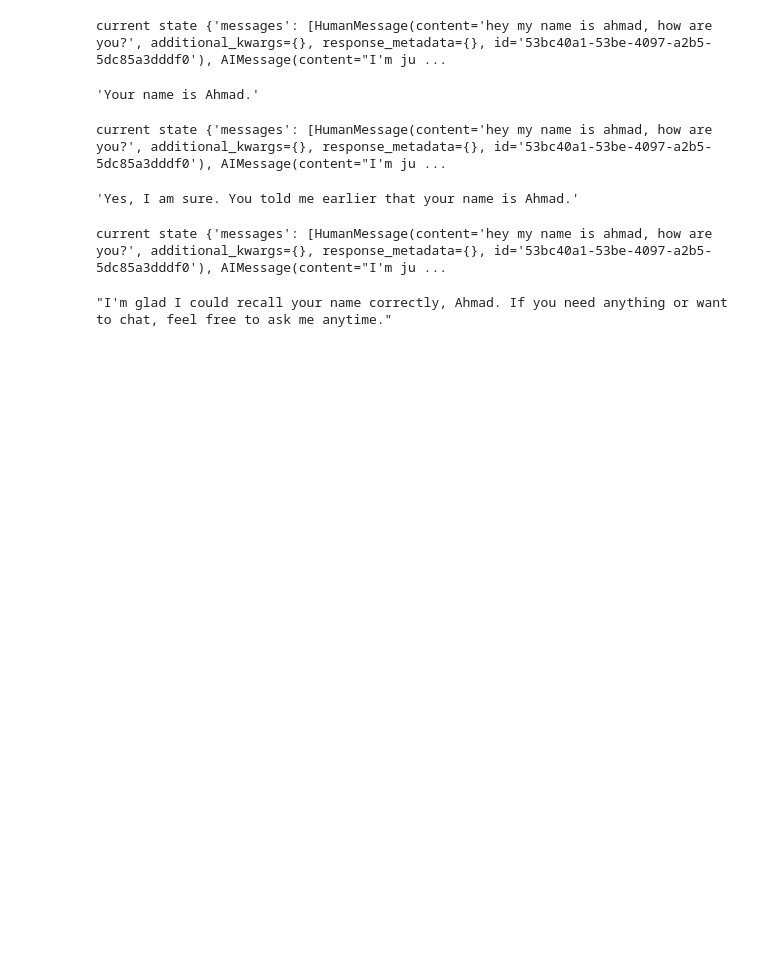
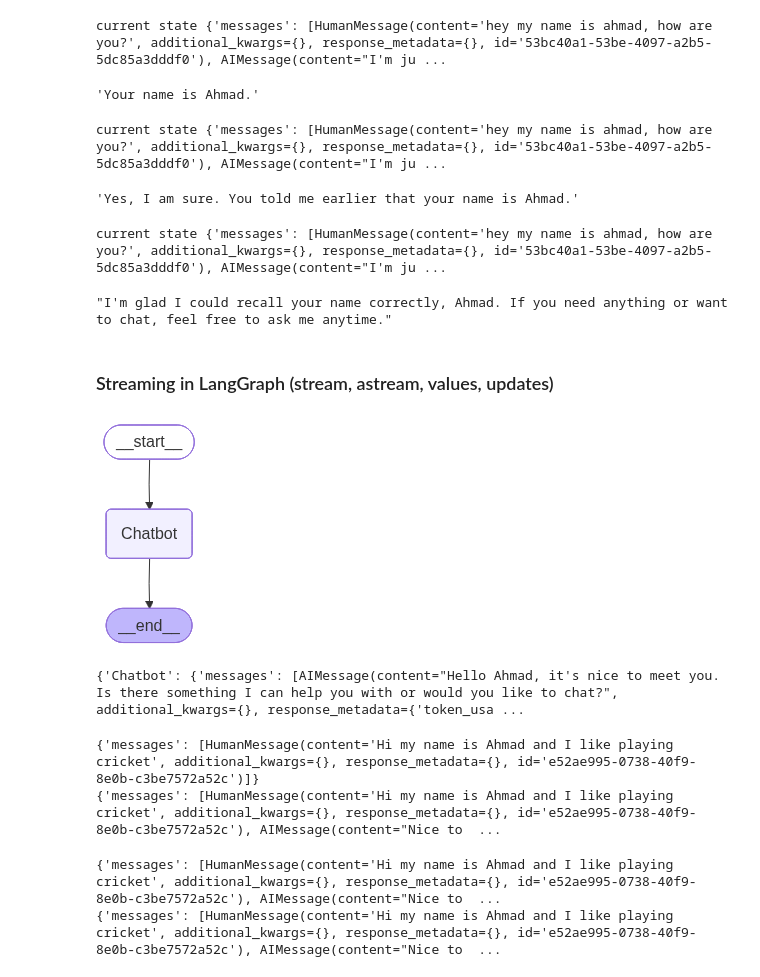
Before and after one commit to ahmadimrannn/agentic-langgraph, a Jupyter notebook: 1-LangGraph-Chatbot/basic_chatbot.ipynb, the cells around one changed output. Saved outputs shown, nothing was run; the diff lists cells and outputs as text; code cells hidden in the pictures; blank space fills up the shorter version.

Commit message:
Learn about streaming and its different parameters in LangGraph

```diff
--- a/1-LangGraph-Chatbot/basic_chatbot.ipynb
+++ b/1-LangGraph-Chatbot/basic_chatbot.ipynb
@@ -187,3 +187,48 @@ response
 # %% [output]
 current state {'messages': [HumanMessage(content='hey my name is ahmad, how are you?', additional_kwargs={}, response_metadata={}, id='53bc40a1-53be-4097-a2b5-5dc85a3dddf0'), AIMessage(content="I'm ju ...
 "I'm glad I could recall your name correctly, Ahmad. If you need anything or want to chat, feel free to ask me anytime."
+# %% [markdown]
+### Streaming in LangGraph (stream, astream, values, updates)
+# %%
+def chatbot(state: State):
+  return {"messages": [llm.invoke(state["messages"])]}
+# %%
+from IPython.display import display, Image
+
+builder = StateGraph(State)
+
+# Adding nodes
+builder.add_node('Chatbot', chatbot)
+
+# Adding edges
+builder.add_edge(START, 'Chatbot')
+builder.add_edge("Chatbot", END)
+
+graph = builder.compile(checkpointer=memory)
+
+display(Image(graph.get_graph().draw_mermaid_png()))
+# %% [output]
+[figure, added]
+# %%
+config = {"configurable": {"thread_id": 2}}
+
+for chunk in graph.stream({"messages": "Hi my name is Ahmad"}, config=config, stream_mode="updates"):
+  print(chunk)
+# %% [output]
+{'Chatbot': {'messages': [AIMessage(content="Hello Ahmad, it's nice to meet you. Is there something I can help you with or would you like to chat?", additional_kwargs={}, response_metadata={'token_usa ...
+# %%
+config = {"configurable": {"thread_id": 3}}
+
+for chunk in graph.stream({"messages": "Hi my name is Ahmad and I like playing cricket"}, config=config, stream_mode="values"):
+  print(chunk)
+# %% [output]
+{'messages': [HumanMessage(content='Hi my name is Ahmad and I like playing cricket', additional_kwargs={}, response_metadata={}, id='e52ae995-0738-40f9-8e0b-c3be7572a52c')]}
+{'messages': [HumanMessage(content='Hi my name is Ahmad and I like playing cricket', additional_kwargs={}, response_metadata={}, id='e52ae995-0738-40f9-8e0b-c3be7572a52c'), AIMessage(content="Nice to  ...
+# %%
+config = {"configurable": {"thread_id": 3}}
+
+for chunk in graph.stream({"messages": "I also like playing badminton"}, config=config, stream_mode="values"):
+  print(chunk)
+# %% [output]
+{'messages': [HumanMessage(content='Hi my name is Ahmad and I like playing cricket', additional_kwargs={}, response_metadata={}, id='e52ae995-0738-40f9-8e0b-c3be7572a52c'), AIMessage(content="Nice to  ...
+{'messages': [HumanMessage(content='Hi my name is Ahmad and I like playing cricket', additional_kwargs={}, response_metadata={}, id='e52ae995-0738-40f9-8e0b-c3be7572a52c'), AIMessage(content="Nice to  ...
```
